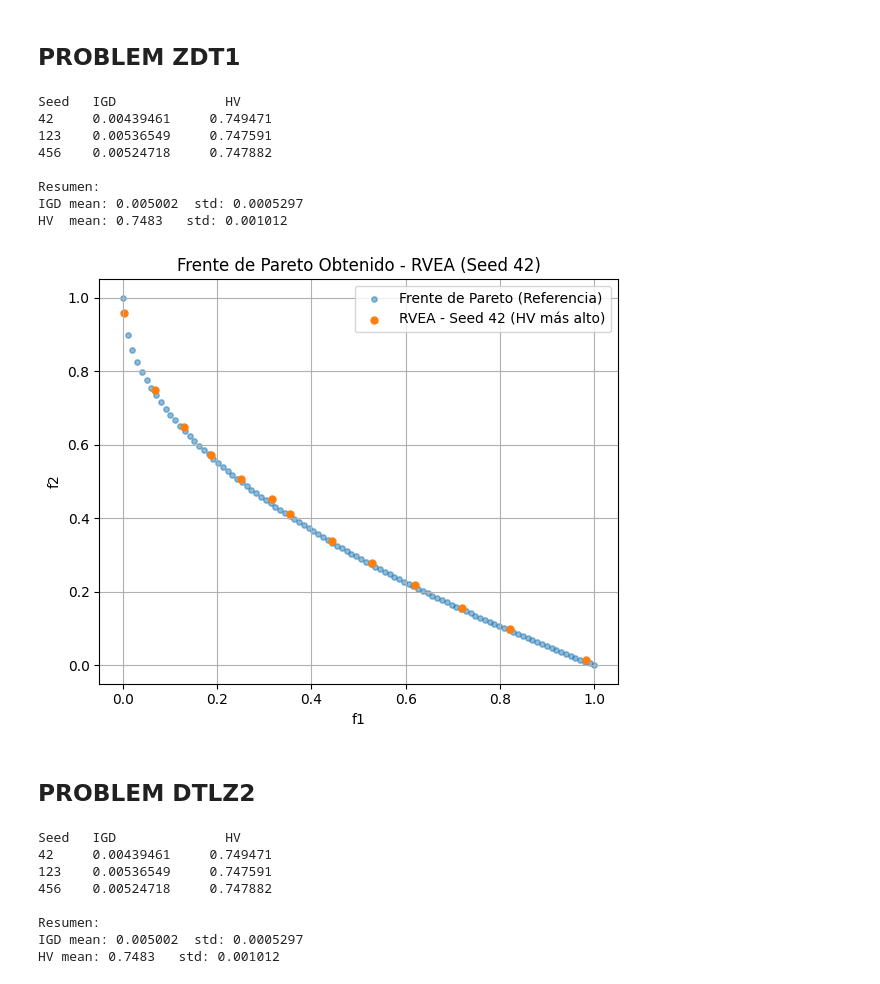
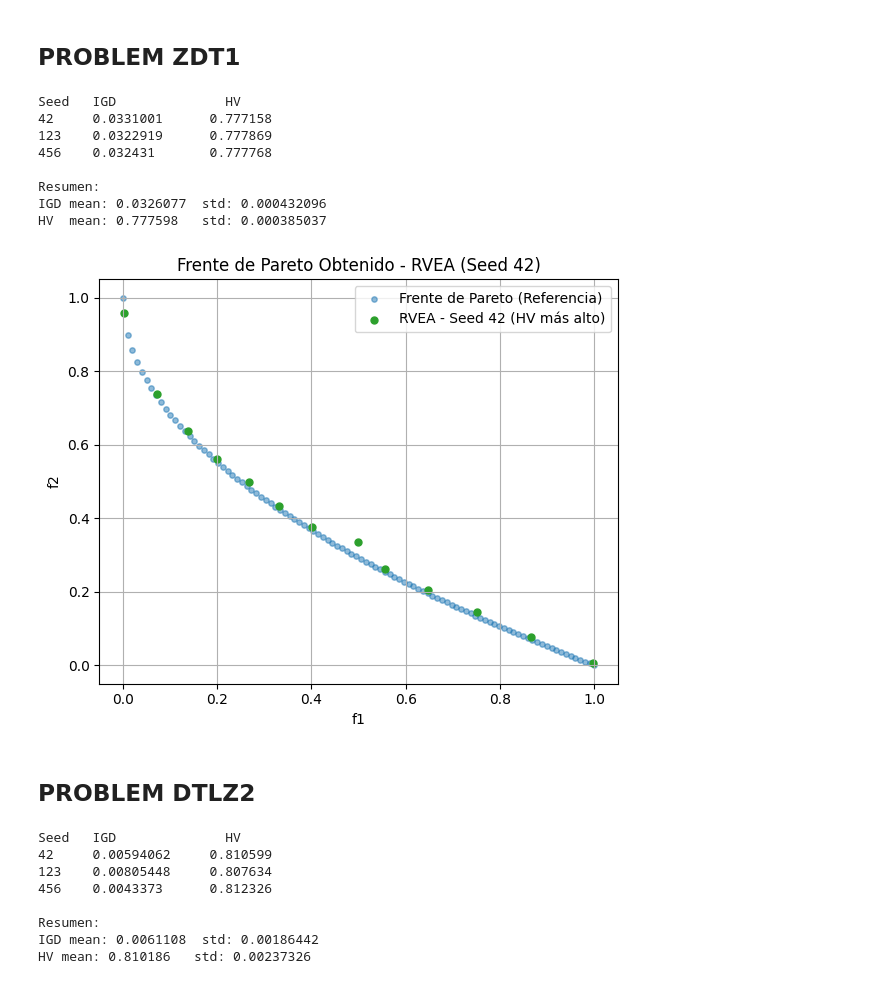
Before and after one commit to goveaangel/multi_objetivo, a Jupyter notebook: notebooks/RVEA.ipynb, the cells around one changed output. Cells and saved outputs as stored; diff of their text form; code cells hidden in the pictures.

```diff
--- a/notebooks/RVEA.ipynb
+++ b/notebooks/RVEA.ipynb
@@ -45,41 +47,41 @@ for sd, igd_i, hv_i in zip(seeds, igd_vals, hv_vals):
     print(f"{sd:<6} {igd_i:<14.6g} {hv_i:<14.6g}")
 
 print("\nResumen:")
-print(f"IGD mean: {np.mean(igd_vals):.4g}  std: {np.std(igd_vals, ddof=1):.4g}")
-print(f"HV  mean: {np.mean(hv_vals):.4g}   std: {np.std(hv_vals, ddof=1):.4g}")
+print(f"IGD mean: {np.mean(igd_vals):.6g}  std: {np.std(igd_vals, ddof=1):.6g}")
+print(f"HV  mean: {np.mean(hv_vals):.6g}   std: {np.std(hv_vals, ddof=1):.6g}")
 # %% [output]
 Seed   IGD              HV
-42     0.00439461     0.749471
-123    0.00536549     0.747591
-456    0.00524718     0.747882
+42     0.0331001      0.777158
+123    0.0322919      0.777869
+456    0.032431       0.777768
 
 Resumen:
-IGD mean: 0.005002  std: 0.0005297
-HV  mean: 0.7483   std: 0.001012
+IGD mean: 0.0326077  std: 0.000432096
+HV  mean: 0.777598   std: 0.000385037
 # %%
 # Seleccionar la seed ganadora
 index_best = seeds.index(42)
 best_F = Fs[index_best]
 
 # --- Frente de referencia también (opcional pero recomendado para comparación visual) ---
 pf_ref = problem.pareto_front()
 
 # --- Graficar ---
 plt.figure(figsize=(6, 5))
 if pf_ref is not None:
-    plt.scatter(pf_ref[:, 0], pf_ref[:, 1], s=15, alpha=0.5, label="Frente de Pareto (Referencia)")
+    plt.scatter(pf_ref[:, 0], pf_ref[:, 1], s=15, alpha=0.5, color='#1f77b4', label="Frente de Pareto (Referencia)")
 
-plt.scatter(best_F[:, 0], best_F[:, 1], s=25, label=f"RVEA - Seed 42 (HV más alto)")
+plt.scatter(best_F[:, 0], best_F[:, 1], s=25, color='#2ca02c', label=f"RVEA - Seed 42 (HV más alto)")
 
 plt.title("Frente de Pareto Obtenido - RVEA (Seed 42)")
 plt.xlabel("f1")
 plt.ylabel("f2")
 plt.legend()
 plt.grid(True)
 plt.tight_layout()
 plt.show()
 # %% [output]
-[figure, old version]
+[figure, new version]
 # %% [markdown]
 ## PROBLEM DTLZ2
 # %%
@@ -116,17 +118,17 @@ for sd, igd_i, hv_i in zip(seeds, igd_vals, hv_vals):
     print(f"{sd:<6} {igd_i:<14.6g} {hv_i:<14.6g}")
 
 print("\nResumen:")
-print(f"IGD mean: {np.mean(igd_vals):.4g}  std: {np.std(igd_vals, ddof=1):.4g}")
-print(f"HV mean: {np.mean(hv_vals):.4g}   std: {np.std(hv_vals, ddof=1):.4g}")
+print(f"IGD mean: {np.mean(igd_vals):.6g}  std: {np.std(igd_vals, ddof=1):.6g}")
+print(f"HV mean: {np.mean(hv_vals):.6g}   std: {np.std(hv_vals, ddof=1):.6g}")
 # %% [output]
 Seed   IGD              HV
-42     0.00439461     0.749471
-123    0.00536549     0.747591
-456    0.00524718     0.747882
+42     0.00594062     0.810599
+123    0.00805448     0.807634
+456    0.0043373      0.812326
 
 Resumen:
-IGD mean: 0.005002  std: 0.0005297
-HV mean: 0.7483   std: 0.001012
+IGD mean: 0.0061108  std: 0.00186442
+HV mean: 0.810186   std: 0.00237326
 # %%
 # Seleccionar la seed ganadora
 index_best = seeds.index(123)
```
Also changed, not shown: parts of 3 cells of this notebook, 6 other files.
